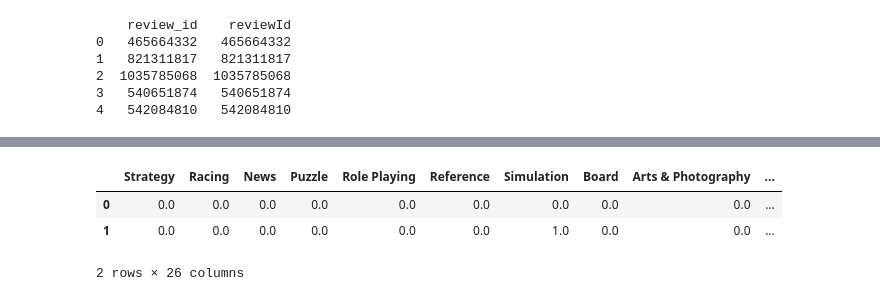
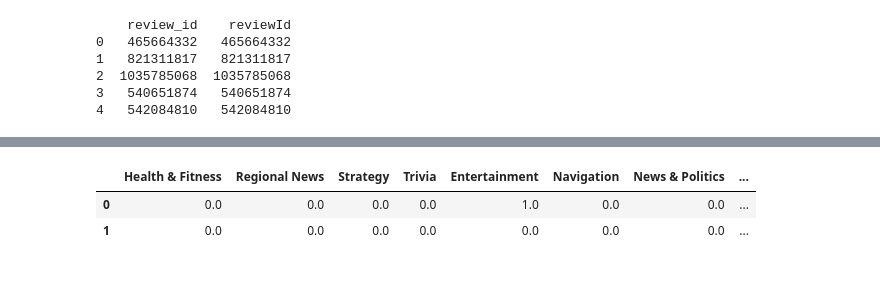
Before and after one commit to hangulde/App-Store-Fake-Review-, a Jupyter notebook: notebooks/data wrangling.ipynb, the cells around one changed output, grey strips where cells are left out. Cells and saved outputs as stored; diff of their text form; code cells hidden in the pictures.

```diff
--- a/notebooks/data wrangling.ipynb
+++ b/notebooks/data wrangling.ipynb
@@ -603,6 +623,3 @@ df_apps = df_apps.join(pd.get_dummies(df_apps['trackContentRating']))
-# %%
-# drop 'trackContentRating' column
-df_apps.drop(columns='trackContentRating', inplace=True)
 # %% [markdown]
 ***Create columns for genres of applications***
 
@@ -616,4 +627 @@ df_apps['primaryGenre'].nunique()
-# %%
-# Use get_dummies for creating new columns
-df_apps = df_apps.join(pd.get_dummies(df_apps['primaryGenre'], prefix='p'))
 # %%
@@ -690,4 +683,0 @@ array(['6.0', '8.0', '7.0', '9.0', '6.1', '7.1', '5.0', '10.0', '8.2',
-# %%
-# Use targetEncoder for minimumOsVersion column
-encoder = TargetEncoder()
-df['minOsVerEncoded'] = encoder.fit_transform(df['minimumOsVersion'], df['label'])
@@ -703,6 +684,3 @@ Name: 118, dtype: object
-# %%
-# Drop 'minimumOsVersion' column
-df.drop(columns=['minimumOsVersion'], inplace=True)
 # %%
 df.shape
 # %% [output]
@@ -715,7 +693,6 @@ df.to_csv('/Users/handedede/Desktop/data/data.csv', index=False)
 # %%
-df.iloc[:2, 110:       ]
+df.iloc[:2, 90:]
 # %% [output]
-|  | Strategy | Racing | News | Puzzle | Role Playing | Reference | Simulation | Board | Arts & Photography | ... |
-| 0 | 0.0 | 0.0 | 0.0 | 0.0 | 0.0 | 0.0 | 0.0 | 0.0 | 0.0 | ... |
-| 1 | 0.0 | 0.0 | 0.0 | 0.0 | 0.0 | 0.0 | 1.0 | 0.0 | 0.0 | ... |
+|  | Health & Fitness | Regional News | Strategy | Trivia | Entertainment | Navigation | News & Politics | ... |
+| 0 | 0.0 | 0.0 | 0.0 | 0.0 | 1.0 | 0.0 | 0.0 | ... |
+| 1 | 0.0 | 0.0 | 0.0 | 0.0 | 0.0 | 0.0 | 0.0 | ... |
-2 rows × 26 columns
```
Also changed, not shown: parts of 16 cells of this notebook.
